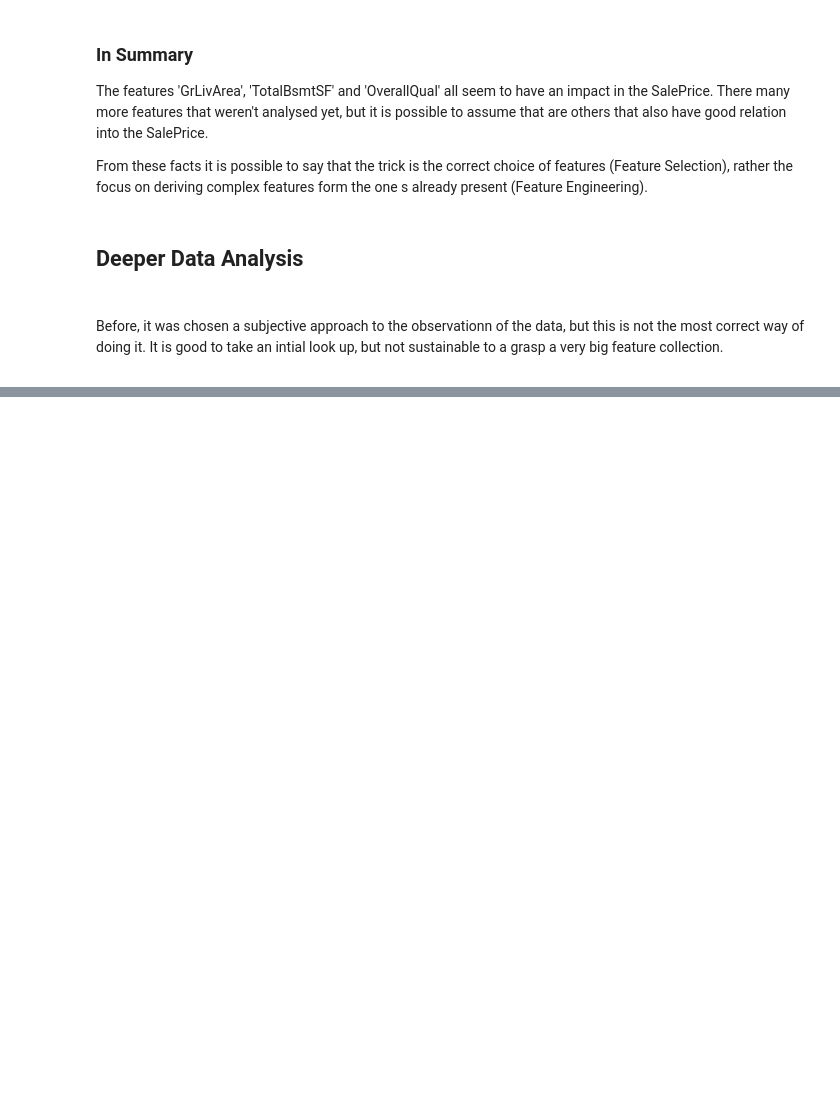
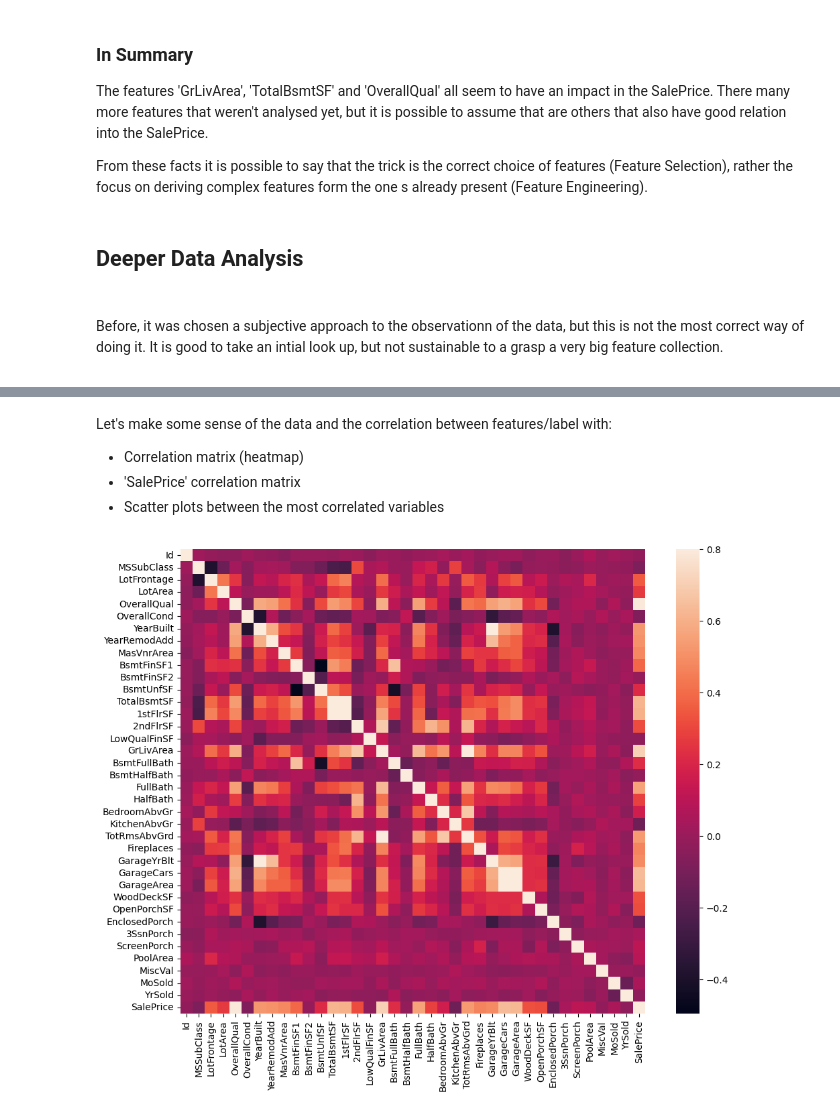
Before and after one commit to TiagoOliveira98/HousePrices, a Jupyter notebook: main.ipynb, the cells around one changed output, grey strips where cells are left out. Saved outputs shown, nothing was run; the diff lists cells and outputs as text; code cells hidden in the pictures; blank space fills up the shorter version.

Commit message:
Data Preparation

```diff
--- a/main.ipynb
+++ b/main.ipynb
@@ -186,0 +197,14 @@ train_df.describe()
+# %% [markdown]
+<p>Let's make some sense of the data and the correlation between features/label with:</p>
+<ul>
+<li>Correlation matrix (heatmap)
+<li>'SalePrice' correlation matrix
+<li>Scatter plots between the most correlated variables
+</ul>
+# %%
+#correlation matrix
+corrmat = train_df.corr()
+f, ax = plt.subplots(figsize=(12, 9))
+sns.heatmap(corrmat, vmax=.8, square=True);
+# %% [output]
+[figure, added]
```
Also changed, not shown: parts of 76 cells of this notebook.
